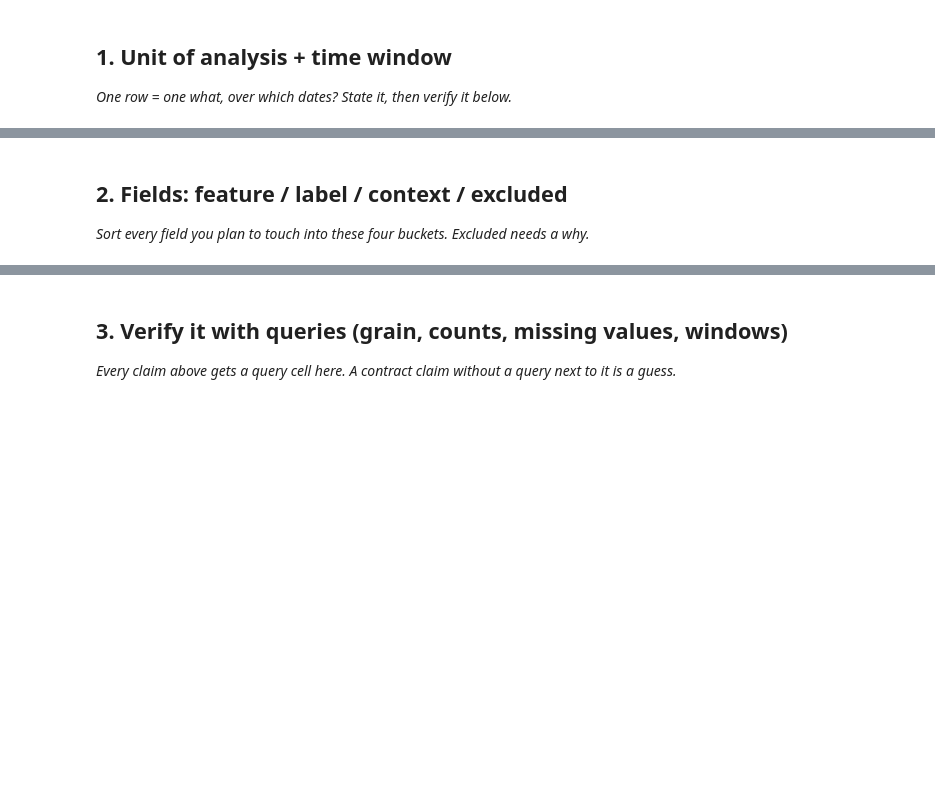
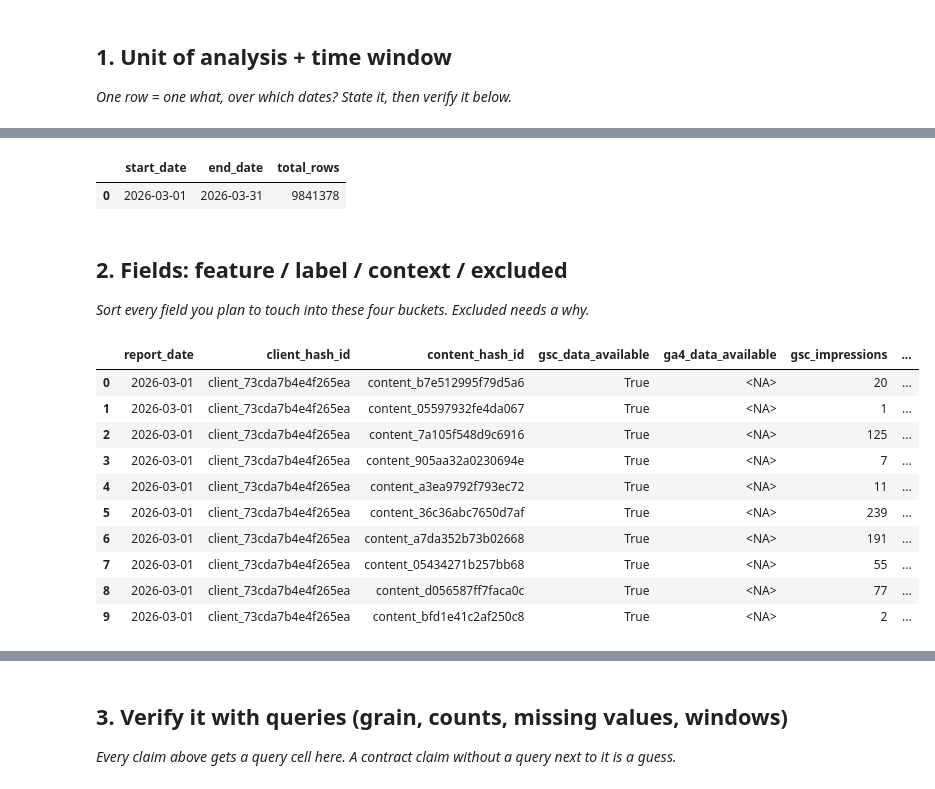
Before and after one commit to HassaanSaqib/FlyRankAI-Internship, a Jupyter notebook: work/notebooks/w03_data_contract.ipynb, the cells around one changed output, grey strips where cells are left out. Saved outputs shown, nothing was run; the diff lists cells and outputs as text; code cells hidden in the pictures; blank space fills up the shorter version.

```diff
--- a/work/notebooks/w03_data_contract.ipynb
+++ b/work/notebooks/w03_data_contract.ipynb
@@ -13,6 +65,26 @@ This skeleton is yours to fill. Work the sections **in order** — each one has
 # %%
 # This cell is for CODE (numbers, a query, a check).
 # Write your text answer in the cell ABOVE this one — typing sentences here breaks Run All.
+# Verify the intended March 2026 analysis window.
+
+section1_check = con.execute(f"""
+
+SELECT
+
+    MIN(report_date) AS start_date,
+
+    MAX(report_date) AS end_date,
+
+    COUNT(*) AS total_rows
+
+FROM {REL}
+
+""").df()
+
+section1_check
+# %% [output]
+|  | start_date | end_date | total_rows |
+| 0 | 2026-03-01 | 2026-03-31 | 9841378 |
 # %% [markdown]
 ## 2. Fields: feature / label / context / excluded
 
@@ -20,3 +92,54 @@ This skeleton is yours to fill. Work the sections **in order** — each one has
 # %%
 # This cell is for CODE (numbers, a query, a check).
 # Write your text answer in the cell ABOVE this one — typing sentences here breaks Run All.
+fields_check = con.execute(f"""
+
+SELECT
+
+    report_date,
+
+    client_hash_id,
+
+    content_hash_id,
+
+    gsc_data_available,
+
+    ga4_data_available,
+
+    gsc_impressions,
+
+    gsc_clicks,
+
+    CASE
+
+        WHEN gsc_impressions > 0
+
+        THEN CAST(gsc_clicks AS DOUBLE) / gsc_impressions
+
+        ELSE 0
+
+    END AS gsc_ctr,
+
+    gsc_avg_position,
+
+    ga4_sessions
+
+FROM {REL}
+
+LIMIT 10
+
+""").df()
+
+fields_check
+# %% [output]
+|  | report_date | client_hash_id | content_hash_id | gsc_data_available | ga4_data_available | gsc_impressions | ... |
+| 0 | 2026-03-01 | client_73cda7b4e4f265ea | content_b7e512995f79d5a6 | True | <NA> | 20 | ... |
+| 1 | 2026-03-01 | client_73cda7b4e4f265ea | content_05597932fe4da067 | True | <NA> | 1 | ... |
+| 2 | 2026-03-01 | client_73cda7b4e4f265ea | content_7a105f548d9c6916 | True | <NA> | 125 | ... |
+| 3 | 2026-03-01 | client_73cda7b4e4f265ea | content_905aa32a0230694e | True | <NA> | 7 | ... |
+| 4 | 2026-03-01 | client_73cda7b4e4f265ea | content_a3ea9792f793ec72 | True | <NA> | 11 | ... |
+| 5 | 2026-03-01 | client_73cda7b4e4f265ea | content_36c36abc7650d7af | True | <NA> | 239 | ... |
+| 6 | 2026-03-01 | client_73cda7b4e4f265ea | content_a7da352b73b02668 | True | <NA> | 191 | ... |
+| 7 | 2026-03-01 | client_73cda7b4e4f265ea | content_05434271b257bb68 | True | <NA> | 55 | ... |
+| 8 | 2026-03-01 | client_73cda7b4e4f265ea | content_d056587ff7faca0c | True | <NA> | 77 | ... |
+| 9 | 2026-03-01 | client_73cda7b4e4f265ea | content_bfd1e41c2af250c8 | True | <NA> | 2 | ... |
```
Also changed, not shown: parts of 9 cells of this notebook.
